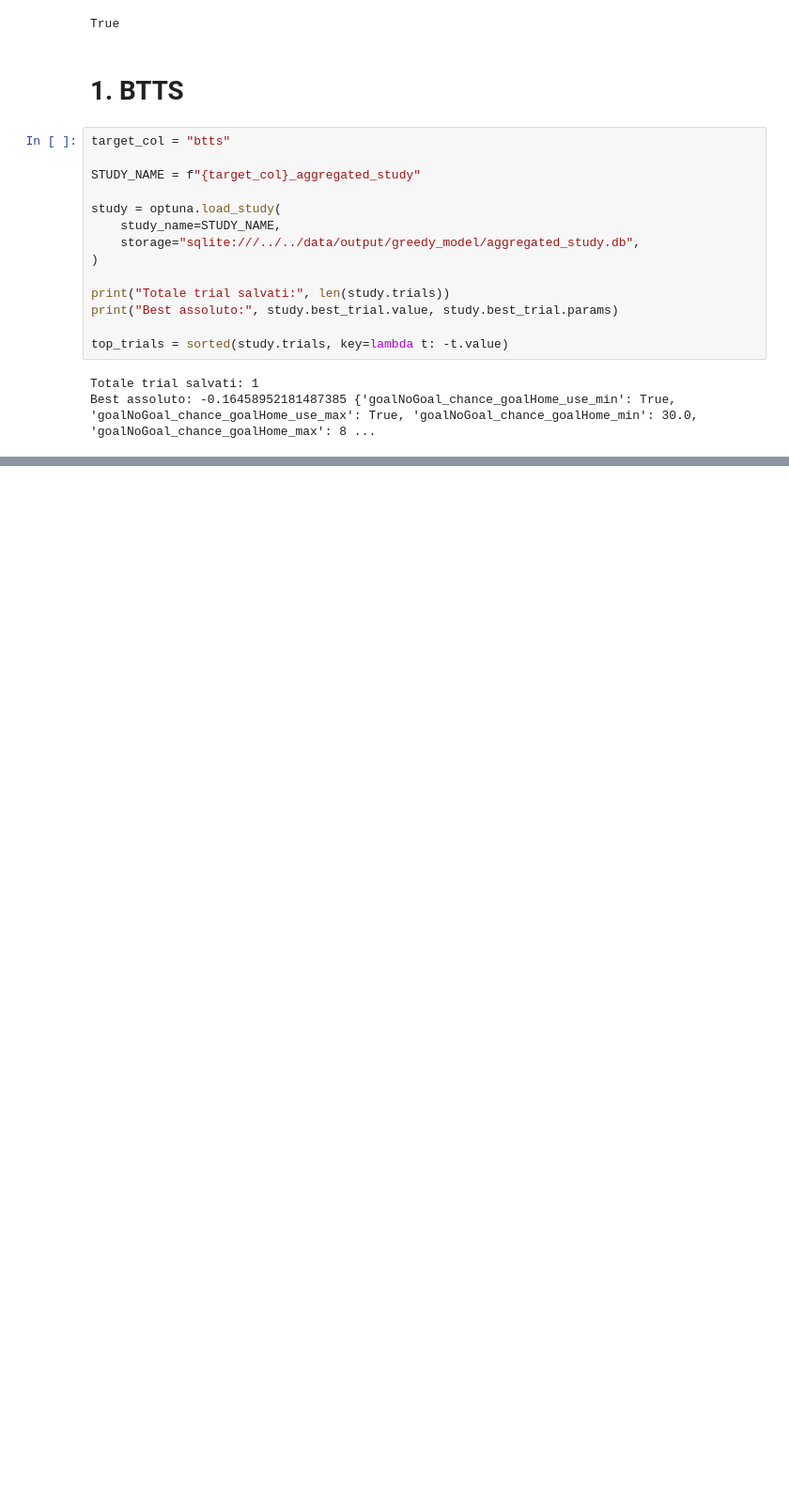
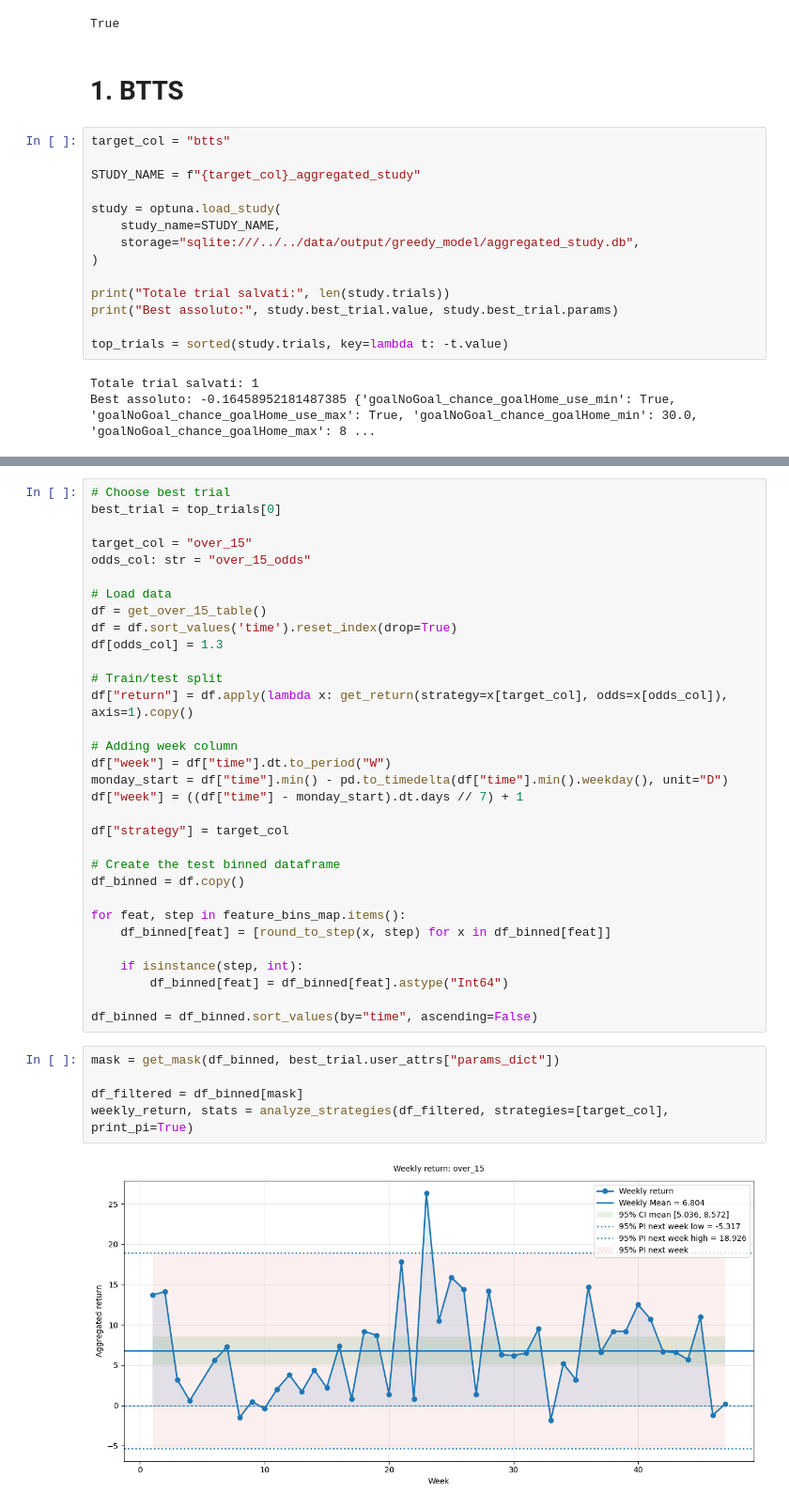
Before and after one commit to NickOLeeney/bet-master-analytics, a Jupyter notebook: src/strategies/greedy_model_analysis.ipynb, the cells around one changed output, grey strips where cells are left out. Shown at 94% size. Cells and saved outputs as stored; diff of their text form; blank space fills up the shorter version.

```diff
--- a/src/strategies/greedy_model_analysis.ipynb
+++ b/src/strategies/greedy_model_analysis.ipynb
@@ -67,0 +88,39 @@ weekly_return, stats = analyze_strategies(df_filtered, strategies=[target_col],
+# %%
+# Choose best trial
+best_trial = top_trials[0]
+
+target_col = "over_15"
+odds_col: str = "over_15_odds"
+
+# Load data
+df = get_over_15_table()
+df = df.sort_values('time').reset_index(drop=True)
+df[odds_col] = 1.3
+
+# Train/test split
+df["return"] = df.apply(lambda x: get_return(strategy=x[target_col], odds=x[odds_col]), axis=1).copy()
+
+# Adding week column
+df["week"] = df["time"].dt.to_period("W")
+monday_start = df["time"].min() - pd.to_timedelta(df["time"].min().weekday(), unit="D")
+df["week"] = ((df["time"] - monday_start).dt.days // 7) + 1
+
+df["strategy"] = target_col
+
+# Create the test binned dataframe
+df_binned = df.copy()
+
+for feat, step in feature_bins_map.items():
+    df_binned[feat] = [round_to_step(x, step) for x in df_binned[feat]]
+
+    if isinstance(step, int):
+        df_binned[feat] = df_binned[feat].astype("Int64")
+
+df_binned = df_binned.sort_values(by="time", ascending=False)
+# %%
+mask = get_mask(df_binned, best_trial.user_attrs["params_dict"])
+
+df_filtered = df_binned[mask]
+weekly_return, stats = analyze_strategies(df_filtered, strategies=[target_col], print_pi=True)
+# %% [output]
+[figure, added]
```
Also changed, not shown: parts of 5 cells of this notebook, 3 other files.
